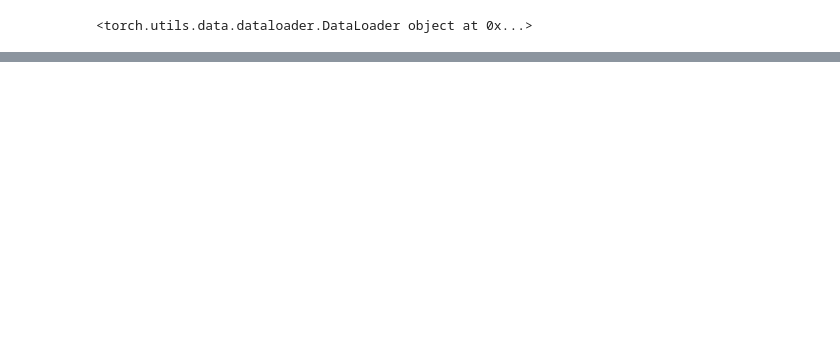
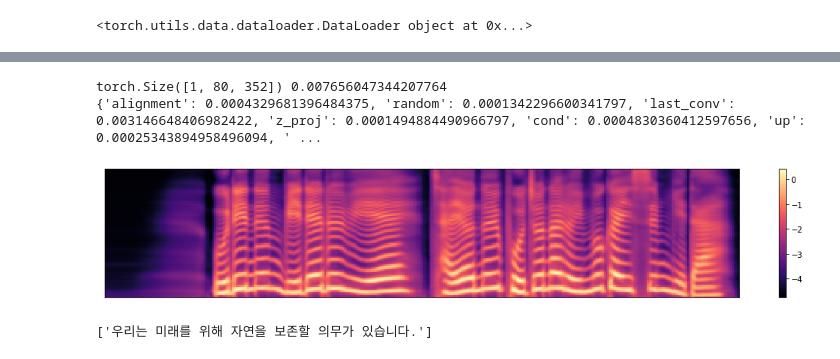
Before and after one commit to scpark20/kimchi-tts, a Jupyter notebook: light51_model.ipynb, the cells around one changed output, grey strips where cells are left out. Cells and saved outputs as stored; diff of their text form; code cells hidden in the pictures; blank space fills up the shorter version.

```diff
--- a/light51_model.ipynb
+++ b/light51_model.ipynb
@@ -228,2 +228,36 @@ saved save/light51_model/save_729
+# %%
+import matplotlib.pyplot as plt
+import librosa.display
+import numpy as np
+import time
+
+for batch in train_loader:
+    batch = to_cuda(batch)
+    break
+
+model.eval()
+with torch.no_grad():
+    index = 0
+    times = []
+    for _ in range(100):
+        t0 = time.time()
+        samples, time_dict = model.inference(batch['text'][0:1], None, None, temperature=0.1)
+        t1 = time.time()
+        times.append(t1 - t0)
+    times = np.array(times)
+    print(samples.shape, np.mean(times))
+    print(time_dict)
+
+    plt.figure(figsize=[18, 3])
+    _s = samples.data.cpu().numpy()
+    librosa.display.specshow(_s[index])
+    plt.colorbar()
+    plt.show()
+# %% [output]
+torch.Size([1, 80, 352]) 0.007656047344207764
+{'alignment': 0.0004329681396484375, 'random': 0.0001342296600341797, 'last_conv': 0.003146648406982422, 'z_proj': 0.0001494884490966797, 'cond': 0.0004830360412597656, 'up': 0.00025343894958496094, ' ...
+[figure, added]
 # %%
-batch['text'][0:1]
+batch['strings'][0:1]
+# %% [output]
+['우리는 미래를 위해 자연을 보존할 의무가 있습니다.']
```
Also changed, not shown: parts of 8 cells of this notebook, 5 other files.
